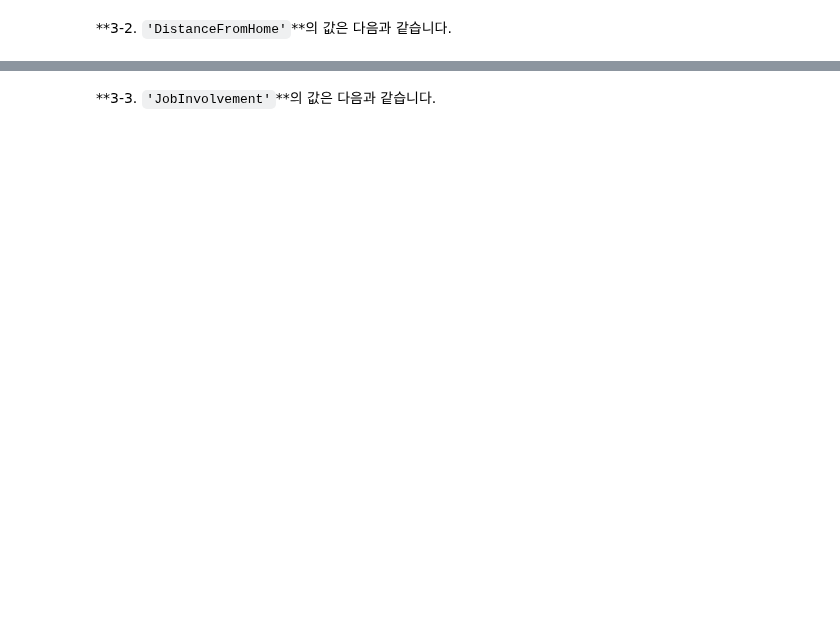
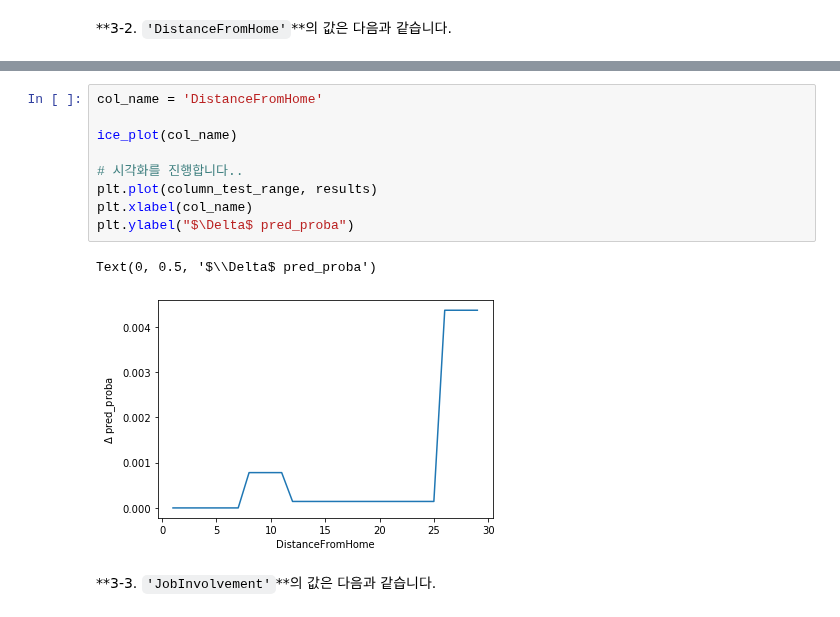
Before and after one commit to 00150/Practice-anything...., a Jupyter notebook: Untitled183_1_Practicing.ipynb, the cells around one changed output, grey strips where cells are left out. Drawn from its saved outputs; the diff is of its cells as text; blank space fills up the shorter version.

```diff
--- a/Untitled183_1_Practicing.ipynb
+++ b/Untitled183_1_Practicing.ipynb
@@ -328,2 +343,14 @@ plt.ylabel('')
+# %%
+col_name = 'DistanceFromHome'
+
+ice_plot(col_name)
+
+# 시각화를 진행합니다..
+plt.plot(column_test_range, results)
+plt.xlabel(col_name)
+plt.ylabel("$\Delta$ pred_proba")
+# %% [output]
+Text(0, 0.5, '$\\Delta$ pred_proba')
+[figure, added]
 # %% [markdown]
 **3-3. `'JobInvolvement'`**의 값은 다음과 같습니다.
```
Also changed, not shown: parts of 13 cells of this notebook.
